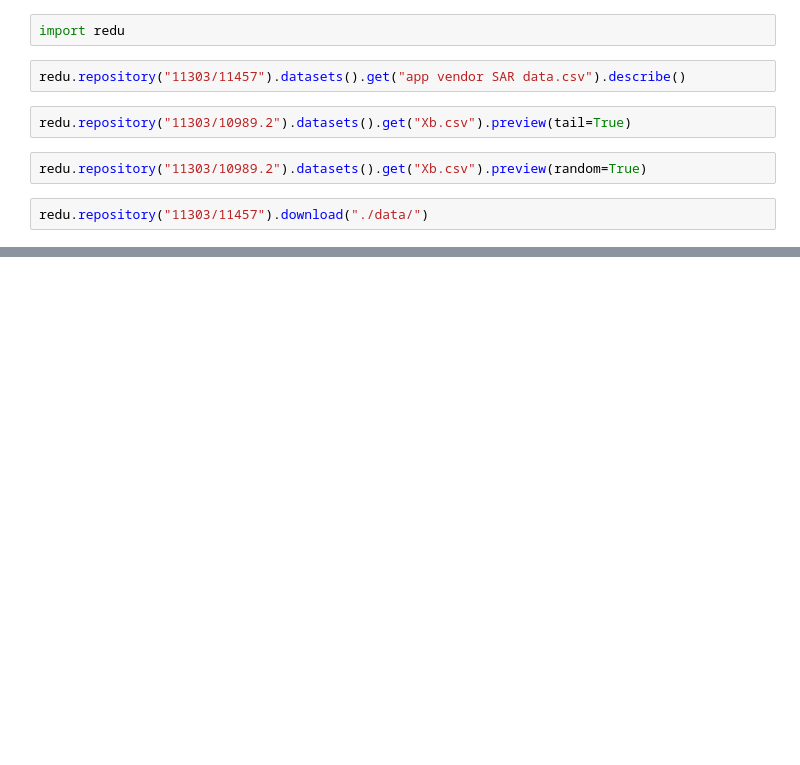
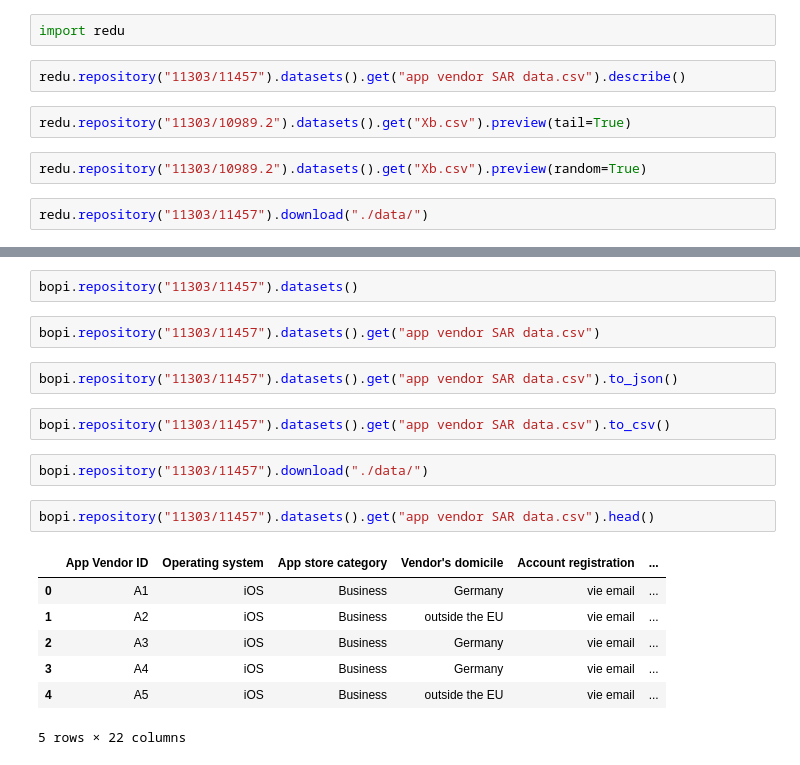
Before and after one commit to TUB-NLP-OpenData/usability_research_data, a Jupyter notebook: use.ipynb, the cells around one changed output, grey strips where cells are left out. Drawn from its saved outputs; the diff is of its cells as text; blank space fills up the shorter version.

```diff
--- a/use.ipynb
+++ b/use.ipynb
@@ -98,0 +89,20 @@ redu.repository("11303/11457").download("./data/")
+# %%
+bopi.repository("11303/11457").datasets()
+# %%
+bopi.repository("11303/11457").datasets().get("app vendor SAR data.csv")
+# %%
+bopi.repository("11303/11457").datasets().get("app vendor SAR data.csv").to_json()
+# %%
+bopi.repository("11303/11457").datasets().get("app vendor SAR data.csv").to_csv()
+# %%
+bopi.repository("11303/11457").download("./data/")
+# %%
+bopi.repository("11303/11457").datasets().get("app vendor SAR data.csv").head()
+# %% [output]
+|  | App Vendor ID | Operating system | App store category | Vendor's domicile | Account registration | ... |
+| 0 | A1 | iOS | Business | Germany | vie email | ... |
+| 1 | A2 | iOS | Business | outside the EU | vie email | ... |
+| 2 | A3 | iOS | Business | Germany | vie email | ... |
+| 3 | A4 | iOS | Business | Germany | vie email | ... |
+| 4 | A5 | iOS | Business | outside the EU | vie email | ... |
+5 rows × 22 columns
```
Also changed, not shown: parts of 11 cells of this notebook, 11 other files.
